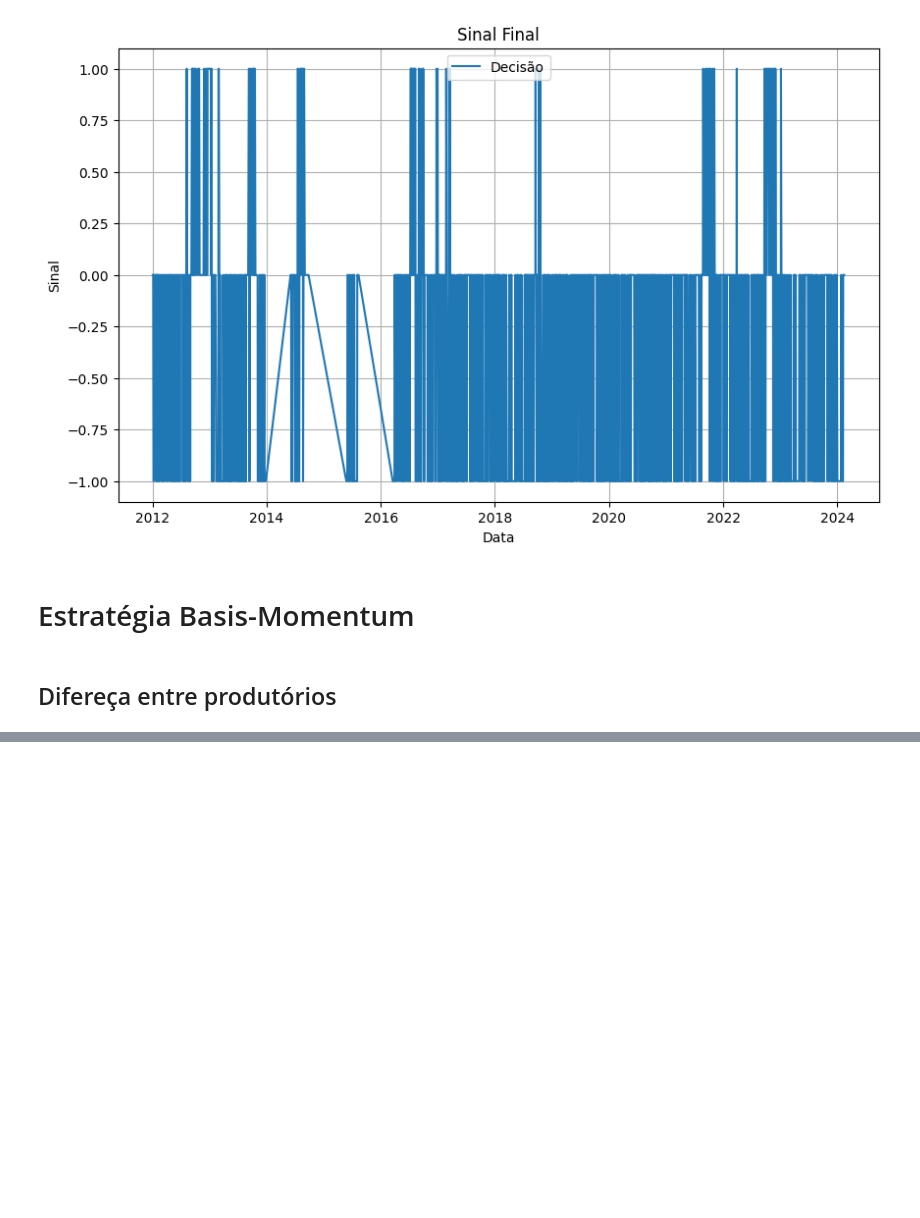
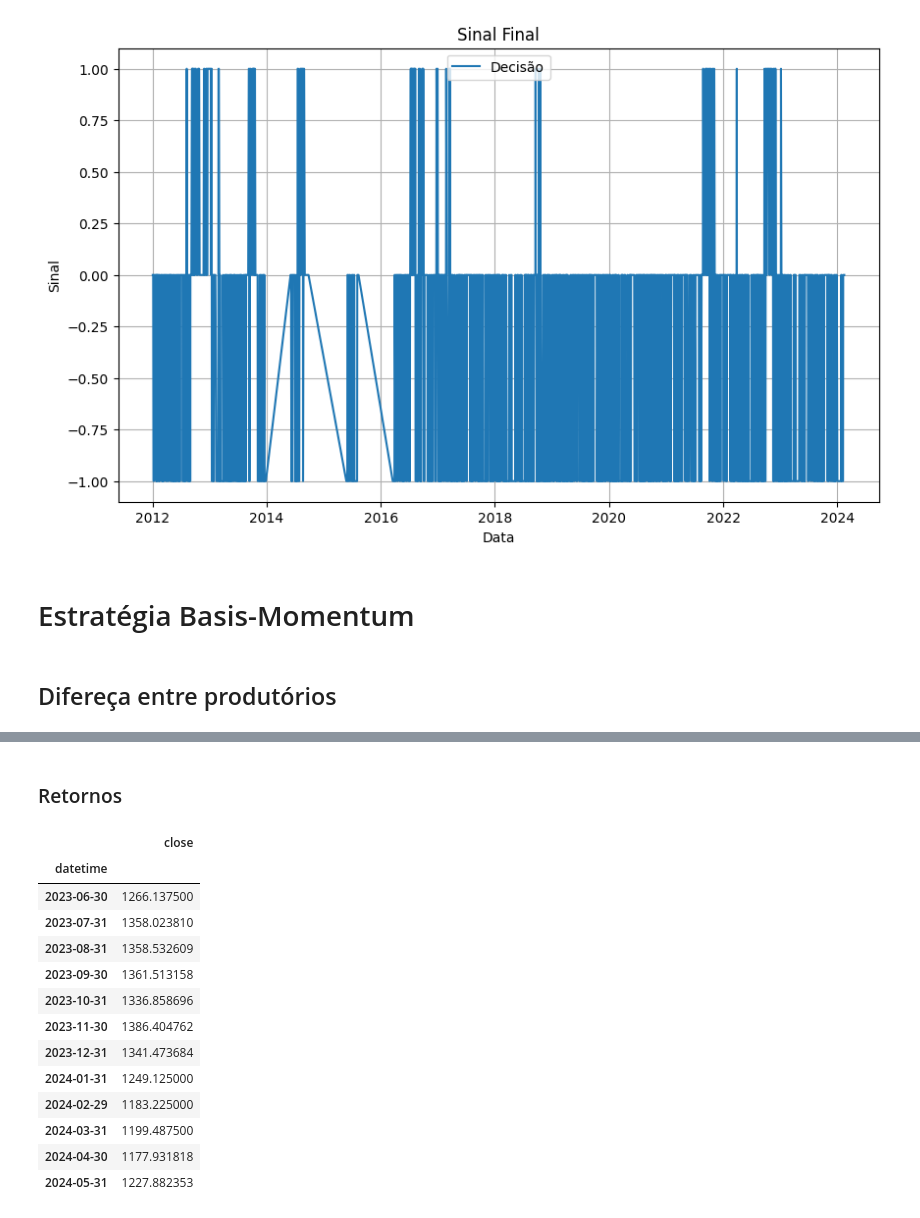
Before and after one commit to vidomirana/Analise-Sincronia-SeriesTemporais-Soja, a Jupyter notebook: Basis_Momentum.ipynb, the cells around one changed output, grey strips where cells are left out. Drawn from its saved outputs; the diff is of its cells as text; code cells hidden in the pictures; blank space fills up the shorter version.

```diff
--- a/Basis_Momentum.ipynb
+++ b/Basis_Momentum.ipynb
@@ -295,0 +434,20 @@ $$
+# %% [markdown]
+### Retornos
+# %%
+soyN24_12m = soyN24_12m.to_frame(name='close')
+soyN24_12m
+# %% [output]
+|  | close |
+| datetime |  |
+| 2023-06-30 | 1266.137500 |
+| 2023-07-31 | 1358.023810 |
+| 2023-08-31 | 1358.532609 |
+| 2023-09-30 | 1361.513158 |
+| 2023-10-31 | 1336.858696 |
+| 2023-11-30 | 1386.404762 |
+| 2023-12-31 | 1341.473684 |
+| 2024-01-31 | 1249.125000 |
+| 2024-02-29 | 1183.225000 |
+| 2024-03-31 | 1199.487500 |
+| 2024-04-30 | 1177.931818 |
+| 2024-05-31 | 1227.882353 |
```
Also changed, not shown: parts of 16 cells of this notebook.
